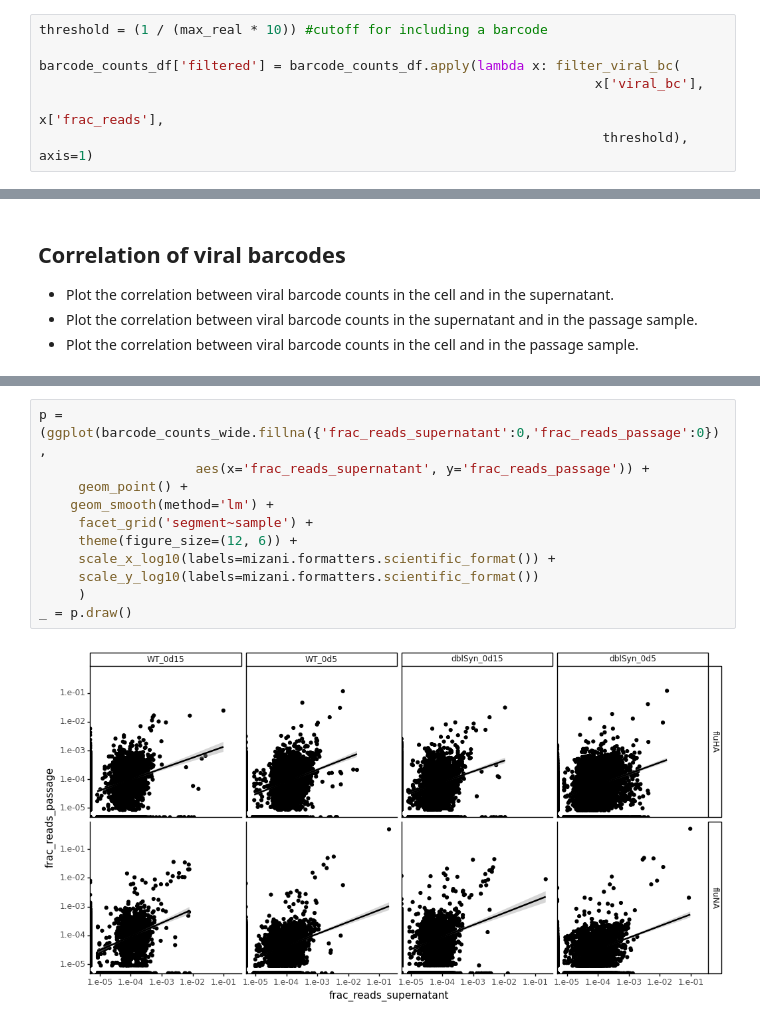
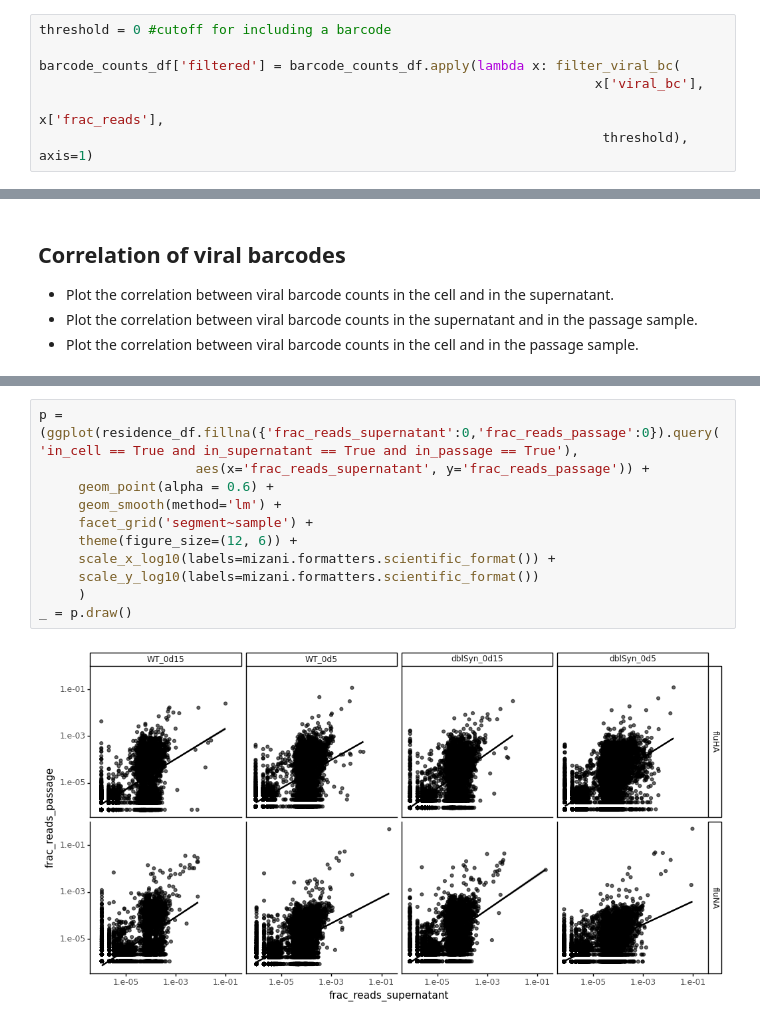
Before and after one commit to jbloomlab/barcoded_flu_pdmH1N1, a Jupyter notebook: viral_bc_analysis.ipynb, the cells around one changed output, grey strips where cells are left out. Drawn from its saved outputs; the diff is of its cells as text.

```diff
--- a/viral_bc_analysis.ipynb
+++ b/viral_bc_analysis.ipynb
@@ -342,7 +342,7 @@ _ = p.draw()
 
 Based on the plots above, I have chosen to filter barcodes with a frequency below `x` or any ambiguous characters (`N`) in their sequence. Barcodes with mutations in the flu gene sequence (`match` section above) are not filtered out, since I only really care about mutations in the viral bc.
 # %%
-threshold = (1 / (max_real * 10)) #cutoff for including a barcode
+threshold = 0 #cutoff for including a barcode
 
 barcode_counts_df['filtered'] = barcode_counts_df.apply(lambda x: filter_viral_bc(
                                                                        x['viral_bc'],
@@ -534,14 +534,14 @@ _ = p.draw()
 # %%
-p = (ggplot(barcode_counts_wide.fillna({'frac_reads_supernatant':0,'frac_reads_passage':0}),
+p = (ggplot(residence_df.fillna({'frac_reads_supernatant':0,'frac_reads_passage':0}).query('in_cell == True and in_supernatant == True and in_passage == True'),
                     aes(x='frac_reads_supernatant', y='frac_reads_passage')) +
-     geom_point() +
-    geom_smooth(method='lm') +
+     geom_point(alpha = 0.6) +
+     geom_smooth(method='lm') +
      facet_grid('segment~sample') +
      theme(figure_size=(12, 6)) +
      scale_x_log10(labels=mizani.formatters.scientific_format()) +
      scale_y_log10(labels=mizani.formatters.scientific_format())
      )
 _ = p.draw()
 # %% [output]
-[figure, old version]
+[figure, new version]
 # %%
```
Also changed, not shown: parts of 12 cells of this notebook.
